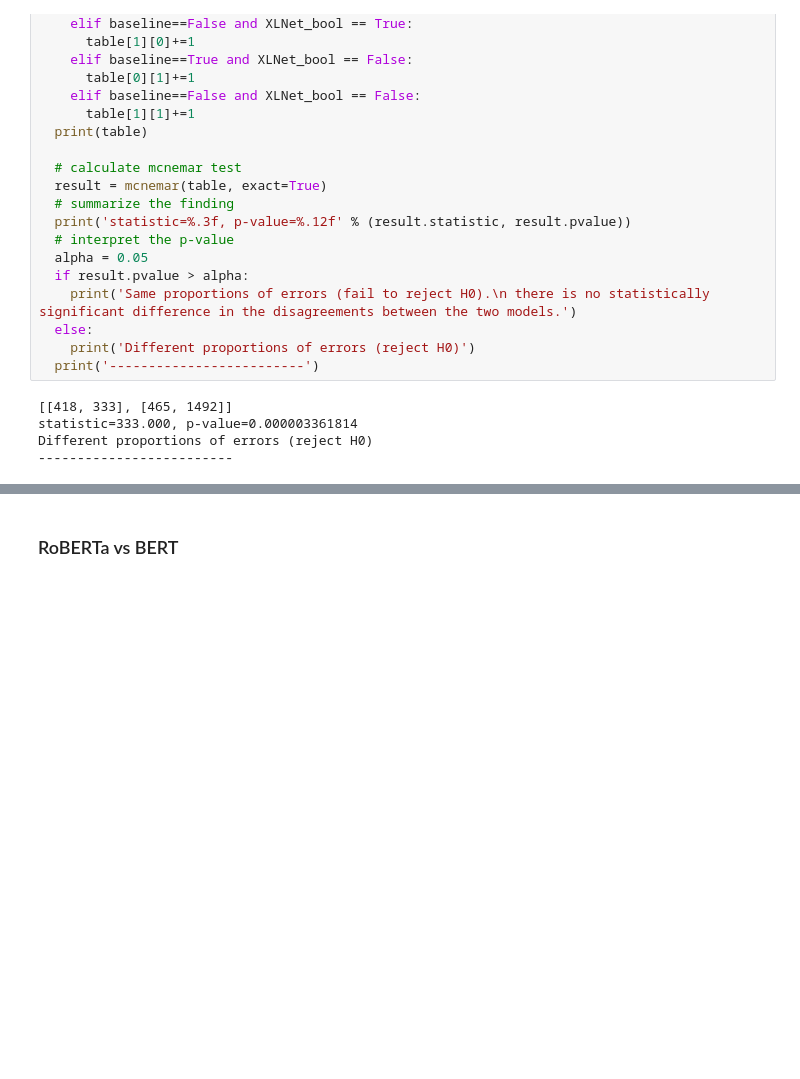
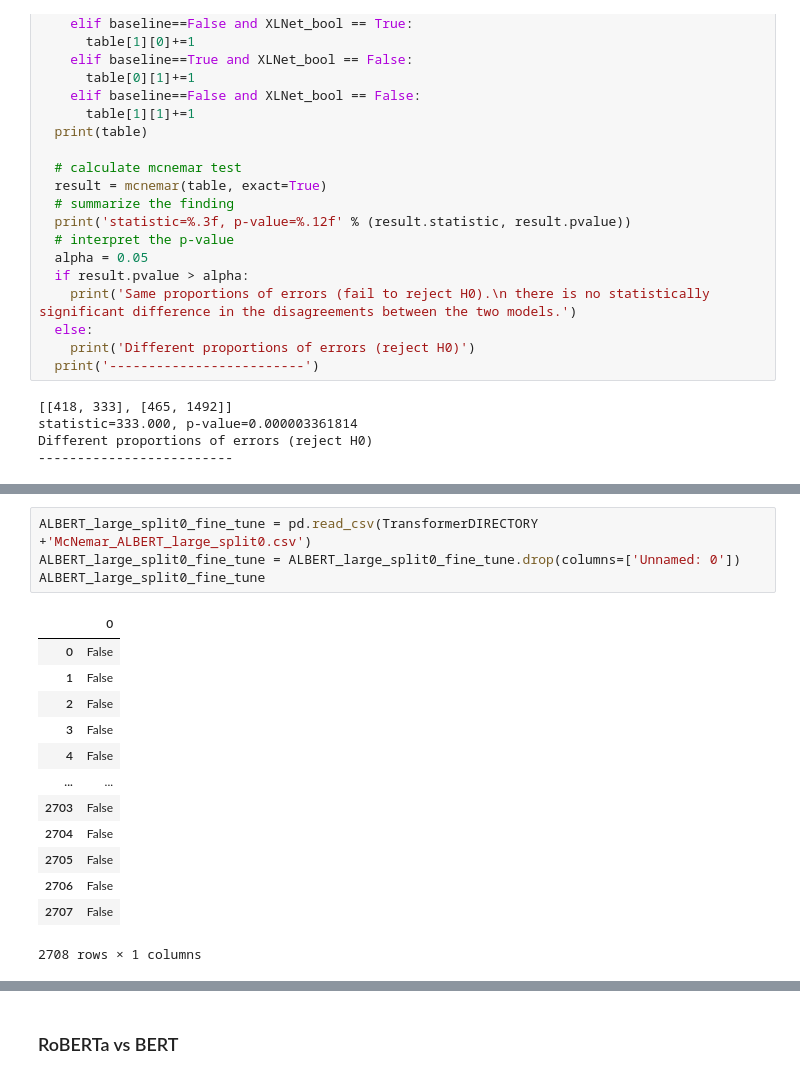
Before and after one commit to KenObata/TISMIR_notebooks, a Jupyter notebook: McNemarTest.ipynb, the cells around one changed output, grey strips where cells are left out. Cells and saved outputs as stored; diff of their text form; blank space fills up the shorter version.

```diff
--- a/McNemarTest.ipynb
+++ b/McNemarTest.ipynb
@@ -356,0 +377,18 @@ Different proportions of errors (reject H0)
+# %%
+ALBERT_large_split0_fine_tune = pd.read_csv(TransformerDIRECTORY +'McNemar_ALBERT_large_split0.csv')
+ALBERT_large_split0_fine_tune = ALBERT_large_split0_fine_tune.drop(columns=['Unnamed: 0'])
+ALBERT_large_split0_fine_tune
+# %% [output]
+|  | 0 |
+| 0 | False |
+| 1 | False |
+| 2 | False |
+| 3 | False |
+| 4 | False |
+| ... | ... |
+| 2703 | False |
+| 2704 | False |
+| 2705 | False |
+| 2706 | False |
+| 2707 | False |
+2708 rows × 1 columns
```
Also changed, not shown: parts of 7 cells of this notebook.
